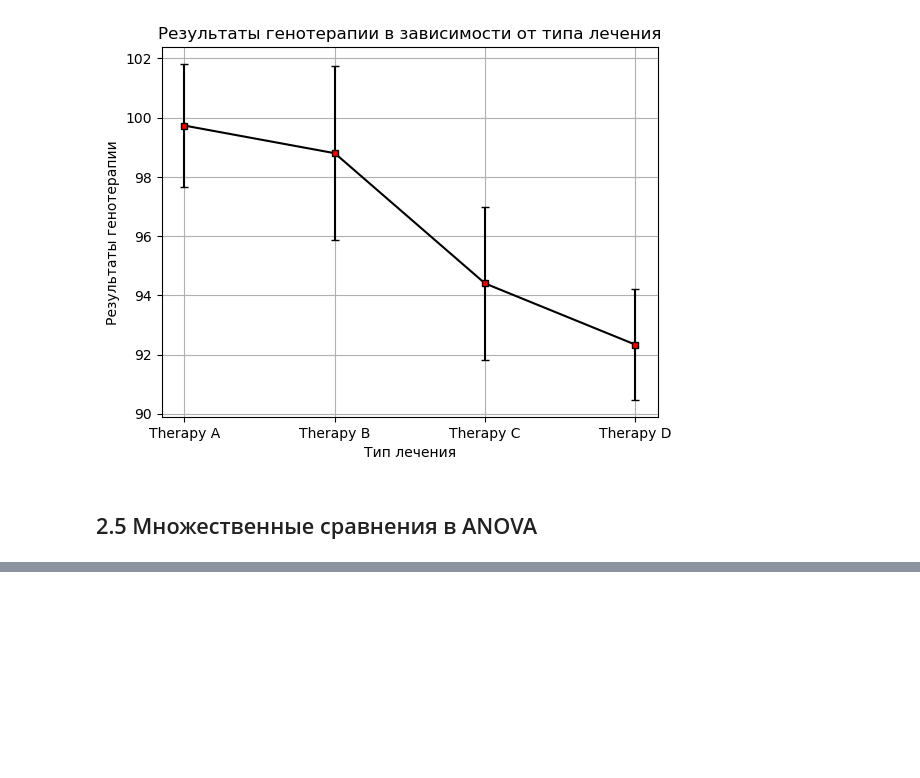
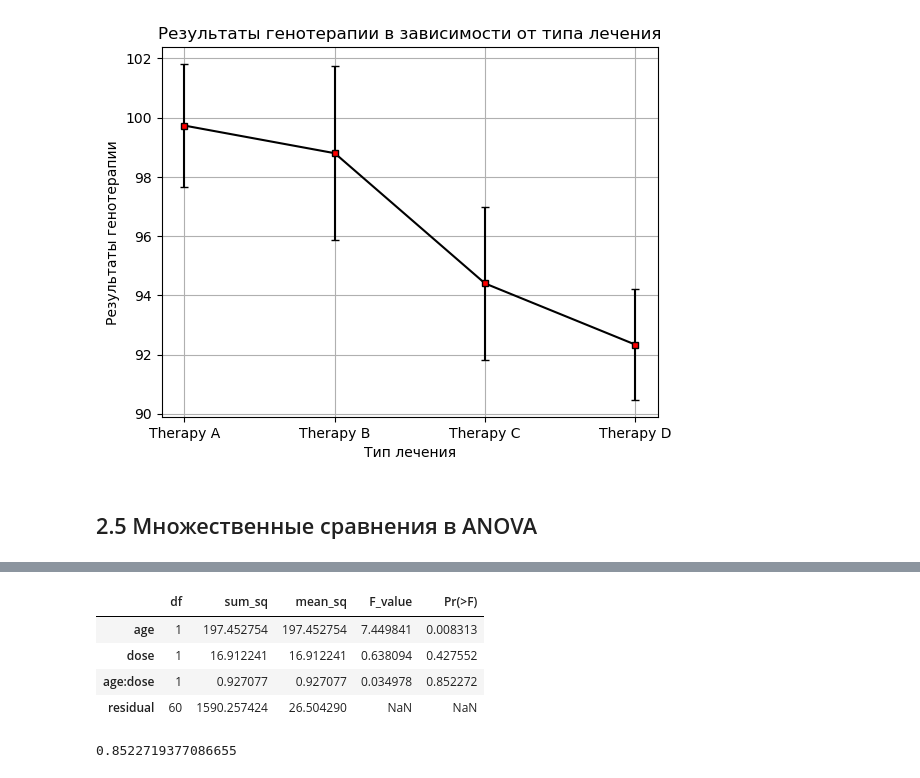
Before and after one commit to LiquidVac/My_study, a Jupyter notebook: STEPIK. Основы статистики/Лекция. Основы Статистики. Часть 2.ipynb, the cells around one changed output, grey strips where cells are left out. Saved outputs shown, nothing was run; the diff lists cells and outputs as text; code cells hidden in the pictures; blank space fills up the shorter version.

```diff
--- a/STEPIK. Основы статистики/Лекция. Основы Статистики. Часть 2.ipynb
+++ b/STEPIK. Основы статистики/Лекция. Основы Статистики. Часть 2.ipynb
@@ -973,0 +1018,77 @@ print('Меньше чем - ', round(a_new, 3))
+# %%
+"""Многофакторный ANOVA"""
+# количество наблюдений
+N =  len(atherosclerosis_data.expr)
+# количество групп по фактору a (молодые / пожилые)
+m_a = len(atherosclerosis_data.age.unique())
+# количество групп по фактору б (D1 / D2)
+m_b = len(atherosclerosis_data.dose.unique())
+
+# степени свободы
+df_a = m_a - 1 # = 1
+df_b = m_b - 1 # = 1
+df_ab = df_a * df_b # = 1
+df_w = N - m_a * m_b # = 60
+
+# среднее значение по всем наблюдениям
+tot_mean = atherosclerosis_data['expr'].mean() # 103.39...
+
+# суммы квадратов
+# группа а = 197.45...
+SSB_a = sum([(atherosclerosis_data[atherosclerosis_data.age == i].expr.mean()
+              - tot_mean)**2 for i in atherosclerosis_data.age])
+
+# группа б = 16.91...
+SSB_b = sum([(atherosclerosis_data[atherosclerosis_data.dose == i].expr.mean()
+              - tot_mean)**2 for i in atherosclerosis_data.dose])
+
+# общая = 1805.54...
+SStotal = sum((atherosclerosis_data.expr - tot_mean)**2)
+
+# внутригрупповая = 1590.25...
+split_age = [atherosclerosis_data[atherosclerosis_data.age == i] for i in atherosclerosis_data.age.unique()]
+age_means = [[x_age[x_age.dose == d].expr.mean() for d in x_age.dose] for x_age in spl_age]
+SSW = sum([sum((split_age[i].expr - age_means[i])**2) for i in range(len(atherosclerosis_data.age.unique()))])
+
+# взаимодействие группы а и группы б = 0.92...
+SSB_ab = SStotal - SSB_a - SSB_b - SSW
+
+# средние квадратты
+MSa = SSB_a / df_a    # = 197.45...
+MSb = SSB_b / df_b    # = 16.91...
+MSw = SSW / df_w      # = 26.50
+MSab = SSB_ab / df_ab # = 0.92...
+
+# F-значения
+f_a = MSa / MSw   # = 7.44...
+f_b = MSb / MSw   # = 0.63...
+f_ab = MSab / MSw # = 0.03...
+
+# P-уровень
+p_a = stats.f.sf(f_a, df_a, df_w)    # = 0.008...
+p_b = stats.f.sf(f_b, df_b, df_w)    # = 0.42...
+p_ab = stats.f.sf(f_ab, df_ab, df_w) # = 0.85...
+
+#результаты
+results = {'df':[df_a, df_b, df_ab, df_w],
+           'sum_sq':[SSB_a, SSB_b, SSB_ab, SSW],
+           'mean_sq':[MSa, MSb, MSab, MSw],
+           'F_value':[f_a, f_b, f_ab, 'NaN'],
+           'Pr(>F)':[p_a, p_b, p_ab, 'NaN']}
+columns=['df', 'sum_sq', 'mean_sq', 'F_value', 'Pr(>F)']
+atherosclerosis_anova_table = pd.DataFrame(results, columns=columns,
+                              index=['age', 'dose', 'age:dose', 'residual'])
+
+atherosclerosis_anova_table
+# из таблицы видно, что большая часть изменчивости обуславливается благодаря фактору возраста (mean_sq - age)
+# фактор дозировки и внутригрупповая изменчивость не столь значительны (mean_sq - dose/residual)
+# %% [output]
+|  | df | sum_sq | mean_sq | F_value | Pr(>F) |
+| age | 1 | 197.452754 | 197.452754 | 7.449841 | 0.008313 |
+| dose | 1 | 16.912241 | 16.912241 | 0.638094 | 0.427552 |
+| age:dose | 1 | 0.927077 | 0.927077 | 0.034978 | 0.852272 |
+| residual | 60 | 1590.257424 | 26.504290 | NaN | NaN |
+# %%
+p_ab
+# %% [output]
+0.8522719377086655
```
Also changed, not shown: parts of 43 cells of this notebook.
